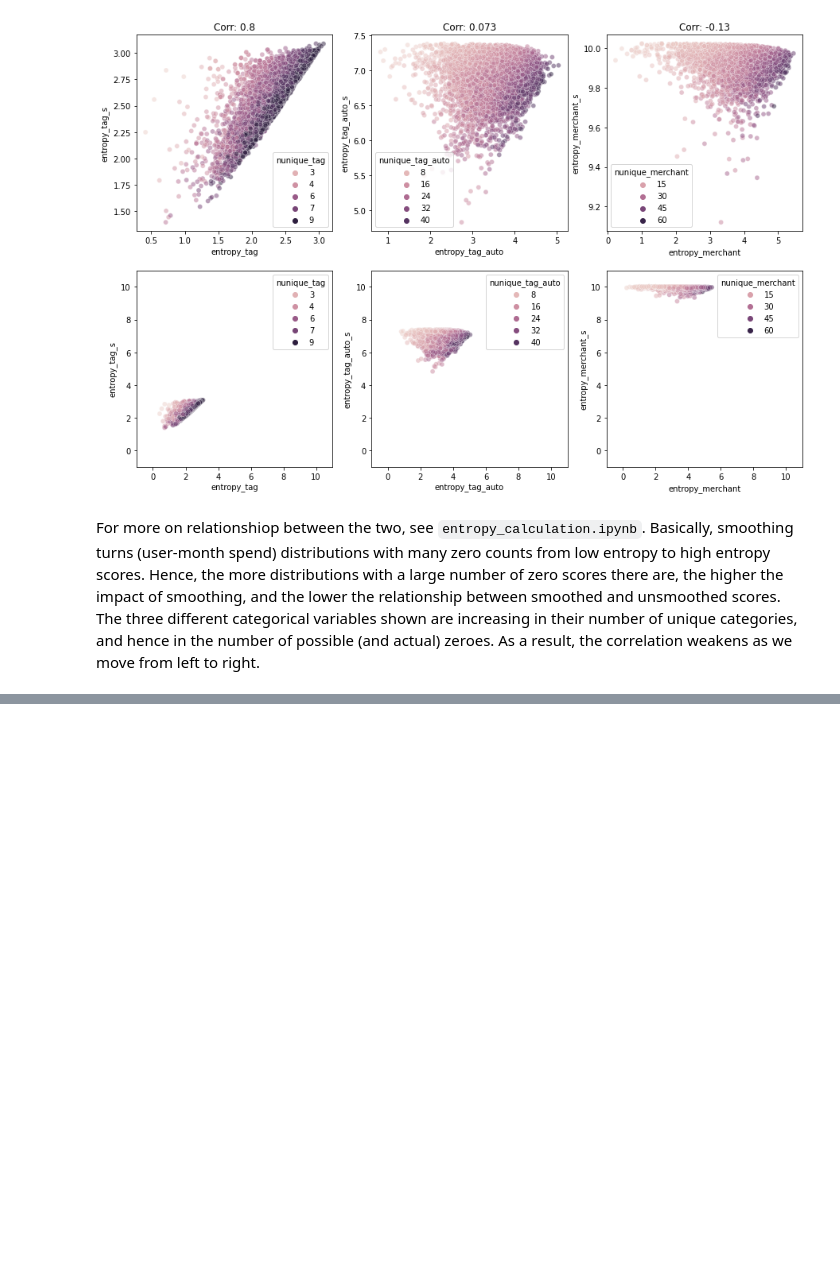
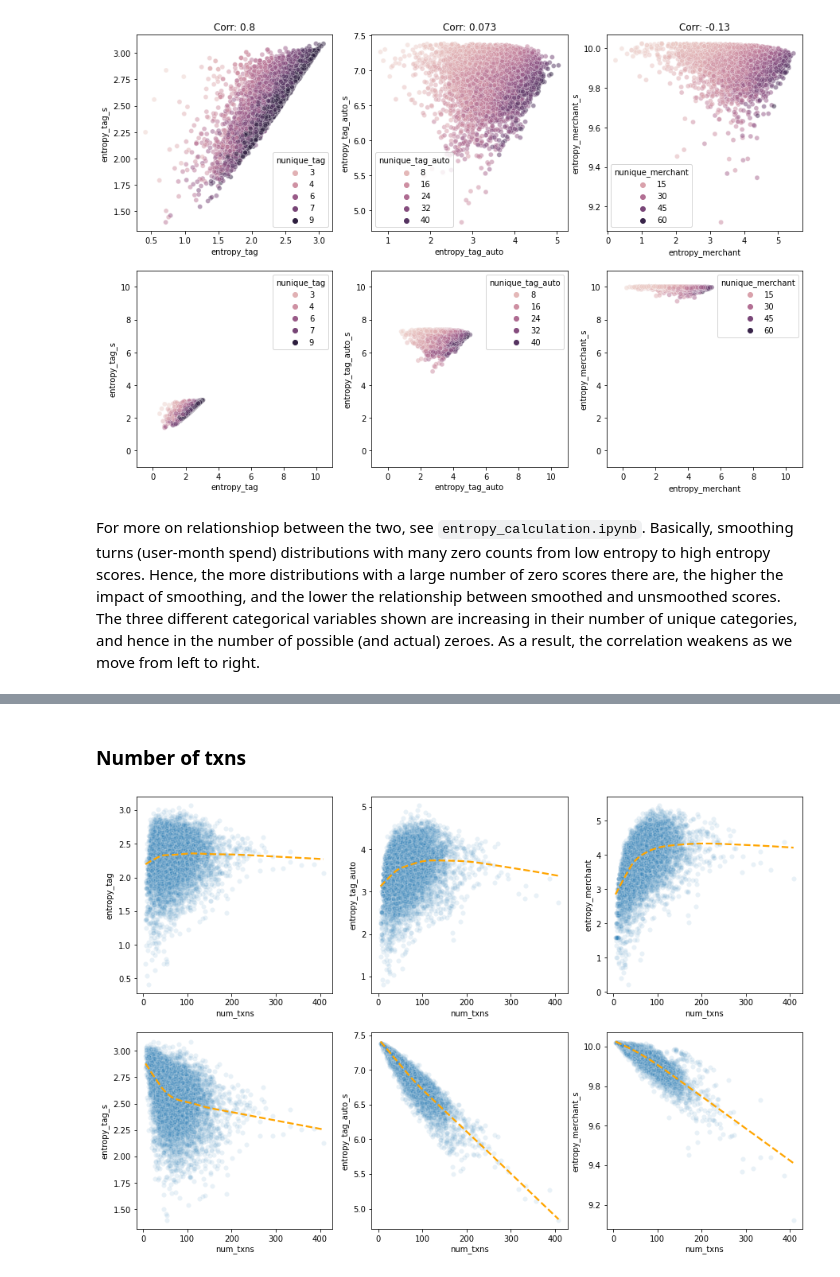
Before and after one commit to fabiangunzinger/entropy, a Jupyter notebook: notebooks/entropy_exploration.ipynb, the cells around one changed output, grey strips where cells are left out. Cells and saved outputs as stored; diff of their text form; code cells hidden in the pictures; blank space fills up the shorter version.

```diff
--- a/notebooks/entropy_exploration.ipynb
+++ b/notebooks/entropy_exploration.ipynb
@@ -401,0 +197,12 @@ make_figure(data)
+# %% [markdown]
+### Number of txns
+# %%
+def calc_num_txns(df):
+    return df.sum(1).rename("num_txns")
+
+
+num_txns = calc_num_txns(dfa.filter(regex="^count"))
+
+regplot_entropy_on_x(x=num_txns)
+# %% [output]
+[figure, added]
```
Also changed, not shown: parts of 43 cells of this notebook, 9 other files.
